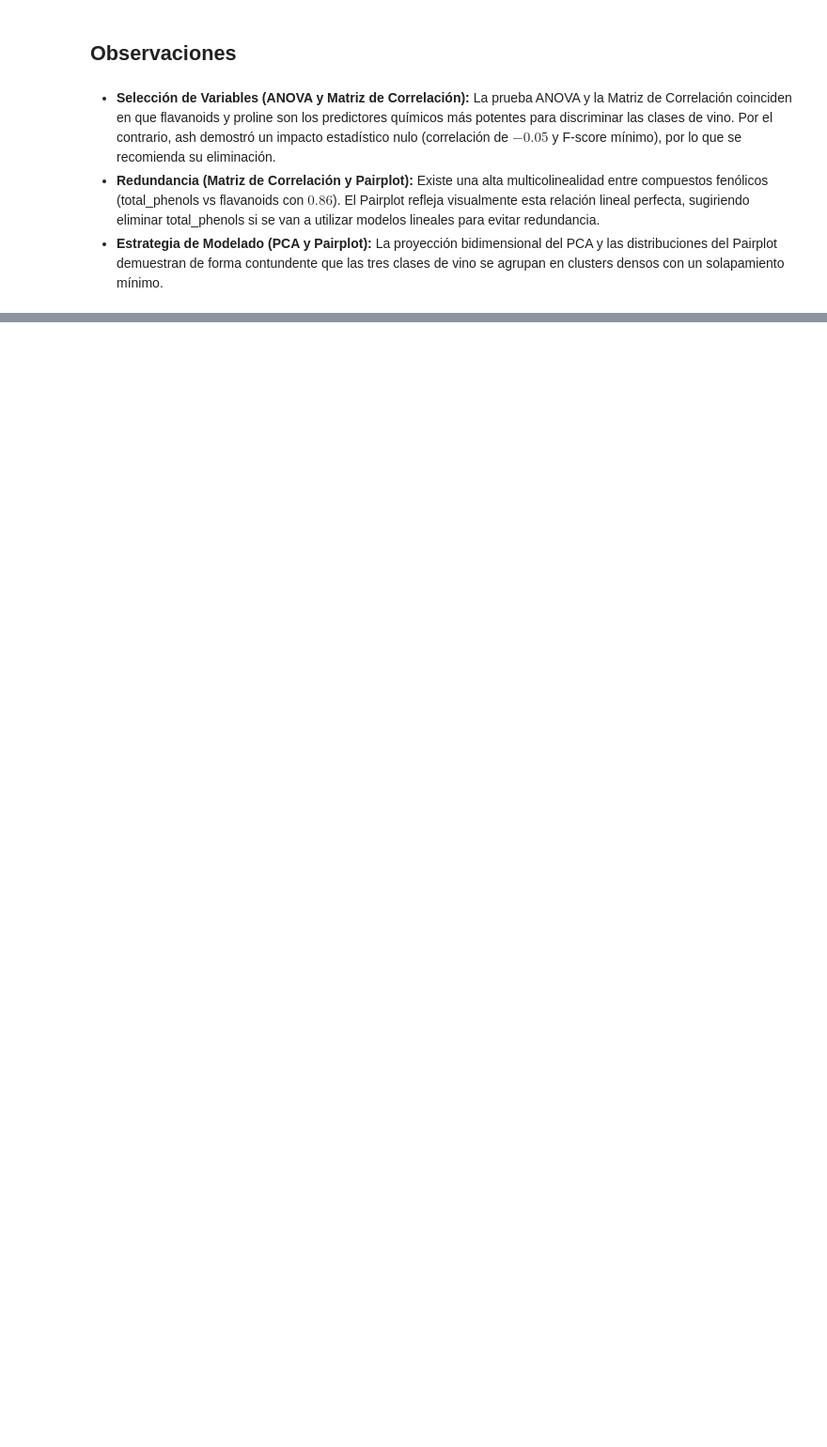
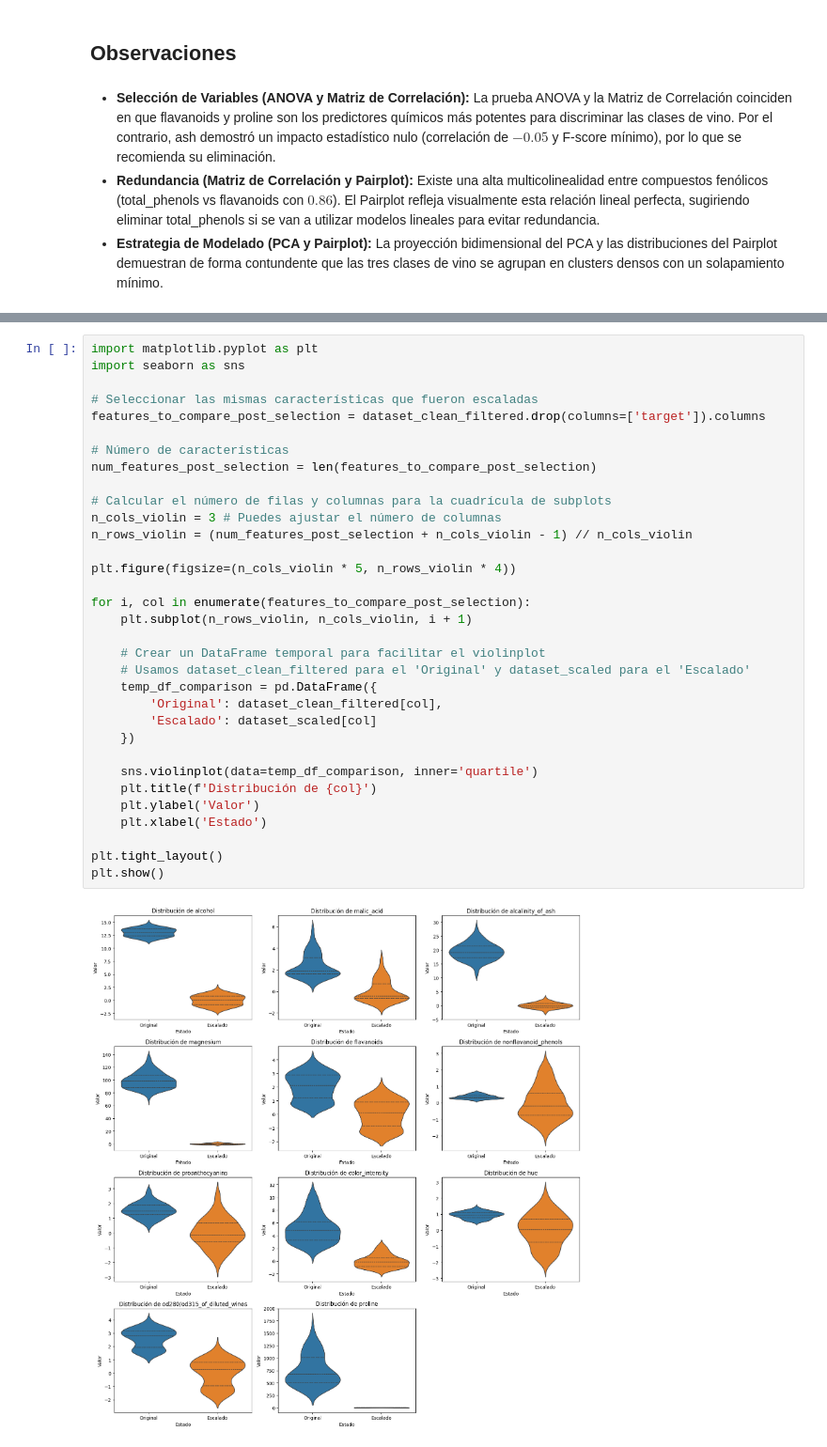
Before and after one commit to CoriAle/machine-learning-final-project, a Jupyter notebook: wine_dataset.ipynb, the cells around one changed output, grey strips where cells are left out. Shown at 94% size. Cells and saved outputs as stored; diff of their text form; blank space fills up the shorter version.

```diff
--- a/wine_dataset.ipynb
+++ b/wine_dataset.ipynb
@@ -594,0 +659,35 @@ plt.show()
+# %%
+import matplotlib.pyplot as plt
+import seaborn as sns
+
+# Seleccionar las mismas características que fueron escaladas
+features_to_compare_post_selection = dataset_clean_filtered.drop(columns=['target']).columns
+
+# Número de características
+num_features_post_selection = len(features_to_compare_post_selection)
+
+# Calcular el número de filas y columnas para la cuadrícula de subplots
+n_cols_violin = 3 # Puedes ajustar el número de columnas
+n_rows_violin = (num_features_post_selection + n_cols_violin - 1) // n_cols_violin
+
+plt.figure(figsize=(n_cols_violin * 5, n_rows_violin * 4))
+
+for i, col in enumerate(features_to_compare_post_selection):
+    plt.subplot(n_rows_violin, n_cols_violin, i + 1)
+
+    # Crear un DataFrame temporal para facilitar el violinplot
+    # Usamos dataset_clean_filtered para el 'Original' y dataset_scaled para el 'Escalado'
+    temp_df_comparison = pd.DataFrame({
+        'Original': dataset_clean_filtered[col],
+        'Escalado': dataset_scaled[col]
+    })
+
+    sns.violinplot(data=temp_df_comparison, inner='quartile')
+    plt.title(f'Distribución de {col}')
+    plt.ylabel('Valor')
+    plt.xlabel('Estado')
+
+plt.tight_layout()
+plt.show()
+# %% [output]
+[figure, added]
```
Also changed, not shown: parts of 22 cells of this notebook.
